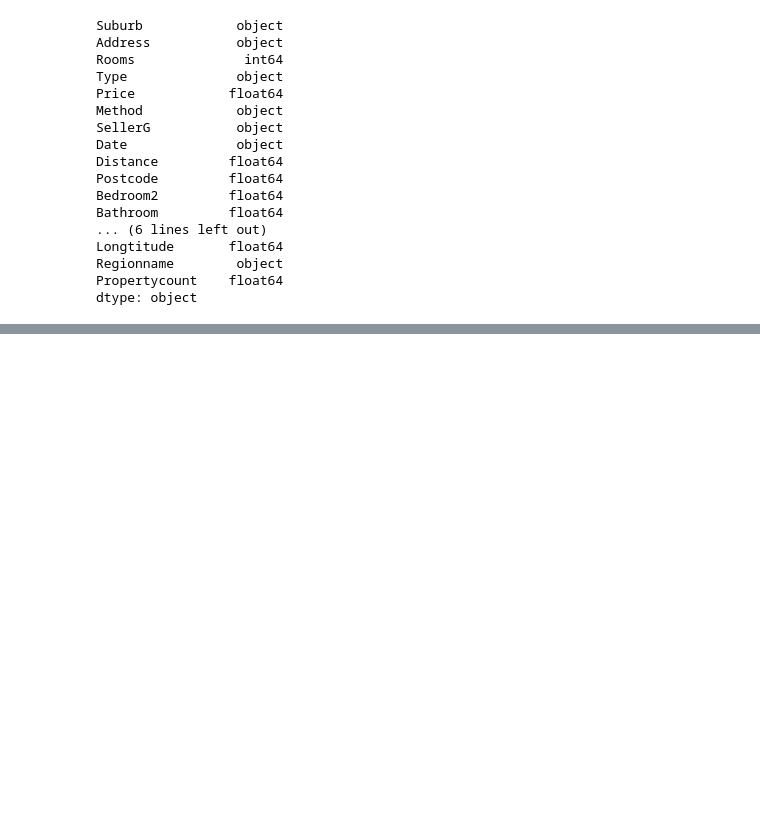
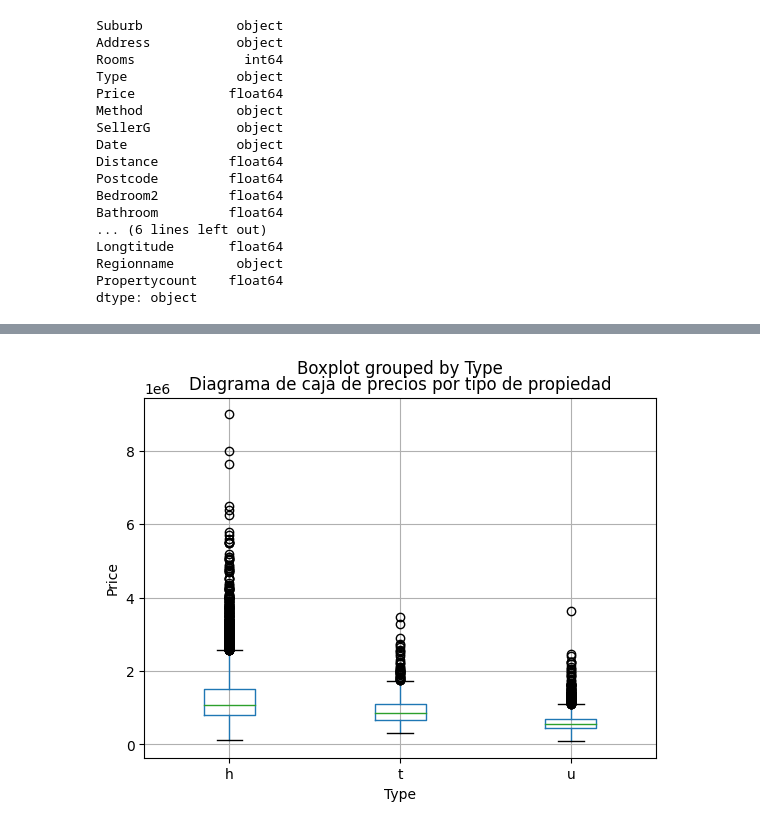
Before and after one commit to alfcastillo90/visualizaciones_datasets, a Jupyter notebook: Visualizaciones_datasets.ipynb, the cells around one changed output, grey strips where cells are left out. Cells and saved outputs as stored; diff of their text form; code cells hidden in the pictures; blank space fills up the shorter version.

```diff
--- a/Visualizaciones_datasets.ipynb
+++ b/Visualizaciones_datasets.ipynb
@@ -95,0 +149,8 @@ dtype: object
+# %%
+dataset.boxplot(column='Price', by='Type')
+plt.title('Diagrama de caja de precios por tipo de propiedad')
+plt.xlabel('Type')
+plt.ylabel('Price')
+plt.show()
+# %% [output]
+[figure, added]
```
Also changed, not shown: parts of 6 cells of this notebook.
